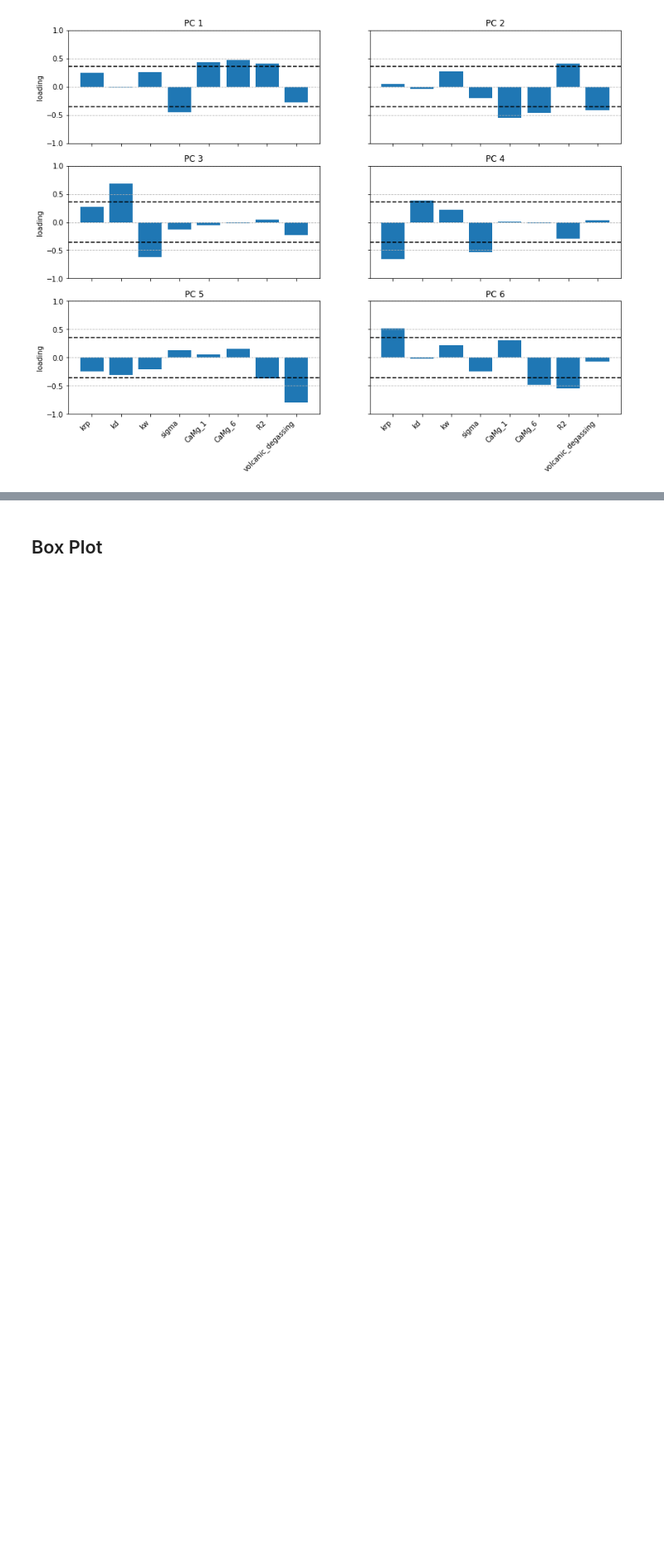
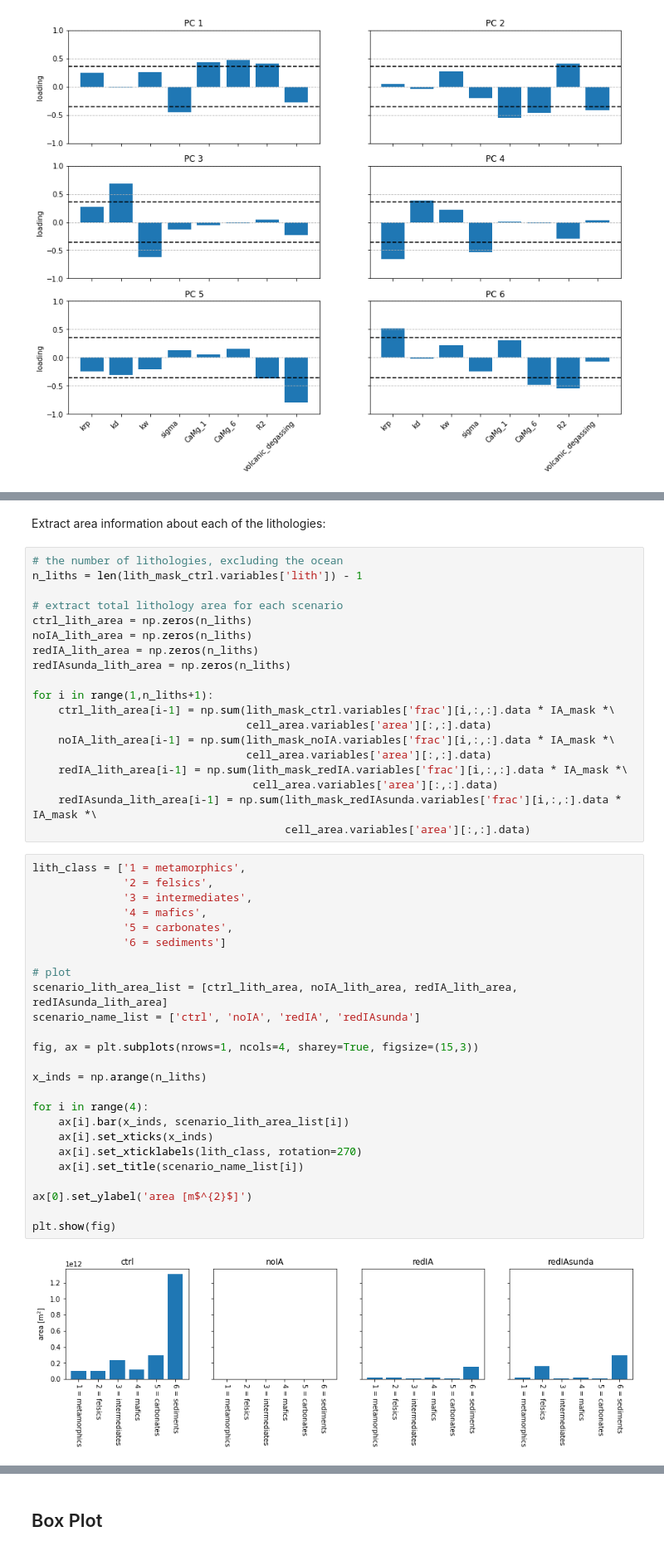
Before and after one commit to Swanson-Hysell-Group/GEOCLIM_Modern, a Jupyter notebook: Code/Notebooks/scenario_analysis.ipynb, the cells around one changed output, grey strips where cells are left out. Shown: that part at 83% size. Cells and saved outputs as stored; diff of their text form; blank space fills up the shorter version.

```diff
--- a/Code/Notebooks/scenario_analysis.ipynb
+++ b/Code/Notebooks/scenario_analysis.ipynb
@@ -230,0 +261,48 @@ plt.show(fig)
+# %% [markdown]
+Extract area information about each of the lithologies:
+# %%
+# the number of lithologies, excluding the ocean
+n_liths = len(lith_mask_ctrl.variables['lith']) - 1
+
+# extract total lithology area for each scenario
+ctrl_lith_area = np.zeros(n_liths)
+noIA_lith_area = np.zeros(n_liths)
+redIA_lith_area = np.zeros(n_liths)
+redIAsunda_lith_area = np.zeros(n_liths)
+
+for i in range(1,n_liths+1):
+    ctrl_lith_area[i-1] = np.sum(lith_mask_ctrl.variables['frac'][i,:,:].data * IA_mask *\
+                                 cell_area.variables['area'][:,:].data)
+    noIA_lith_area[i-1] = np.sum(lith_mask_noIA.variables['frac'][i,:,:].data * IA_mask *\
+                                 cell_area.variables['area'][:,:].data)
+    redIA_lith_area[i-1] = np.sum(lith_mask_redIA.variables['frac'][i,:,:].data * IA_mask *\
+                                  cell_area.variables['area'][:,:].data)
+    redIAsunda_lith_area[i-1] = np.sum(lith_mask_redIAsunda.variables['frac'][i,:,:].data * IA_mask *\
+                                       cell_area.variables['area'][:,:].data)
+# %%
+lith_class = ['1 = metamorphics',
+              '2 = felsics',
+              '3 = intermediates',
+              '4 = mafics',
+              '5 = carbonates',
+              '6 = sediments']
+
+# plot
+scenario_lith_area_list = [ctrl_lith_area, noIA_lith_area, redIA_lith_area, redIAsunda_lith_area]
+scenario_name_list = ['ctrl', 'noIA', 'redIA', 'redIAsunda']
+
+fig, ax = plt.subplots(nrows=1, ncols=4, sharey=True, figsize=(15,3))
+
+x_inds = np.arange(n_liths)
+
+for i in range(4):
+    ax[i].bar(x_inds, scenario_lith_area_list[i])
+    ax[i].set_xticks(x_inds)
+    ax[i].set_xticklabels(lith_class, rotation=270)
+    ax[i].set_title(scenario_name_list[i])
+
+ax[0].set_ylabel('area [m$^{2}$]')
+
+plt.show(fig)
+# %% [output]
+[figure, added]
```
Also changed, not shown: parts of 13 cells of this notebook, 5 other files.
